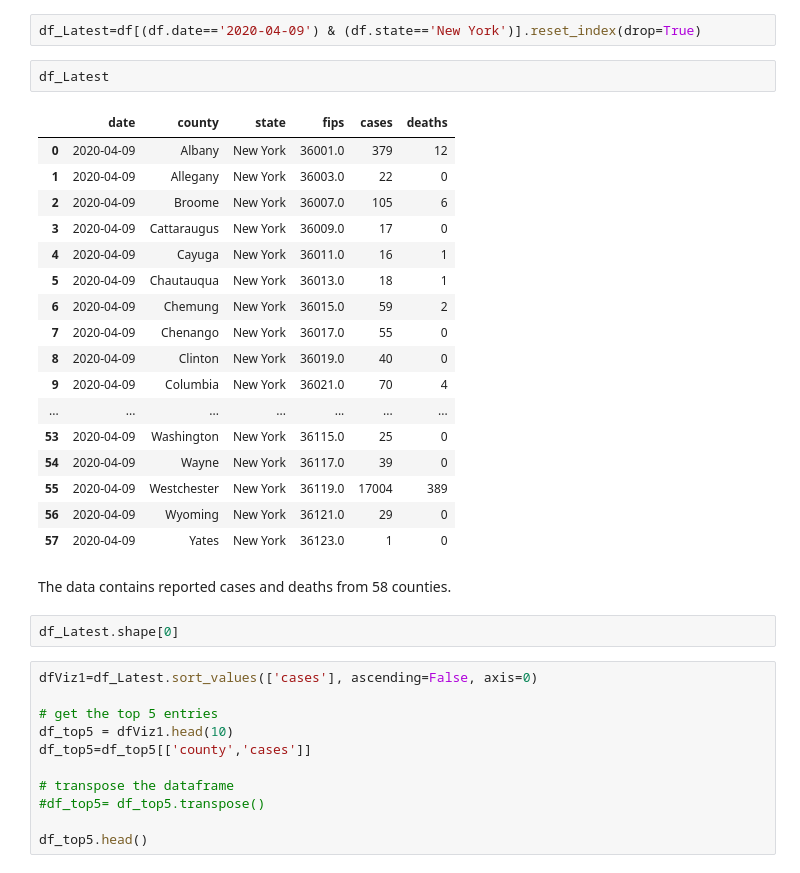
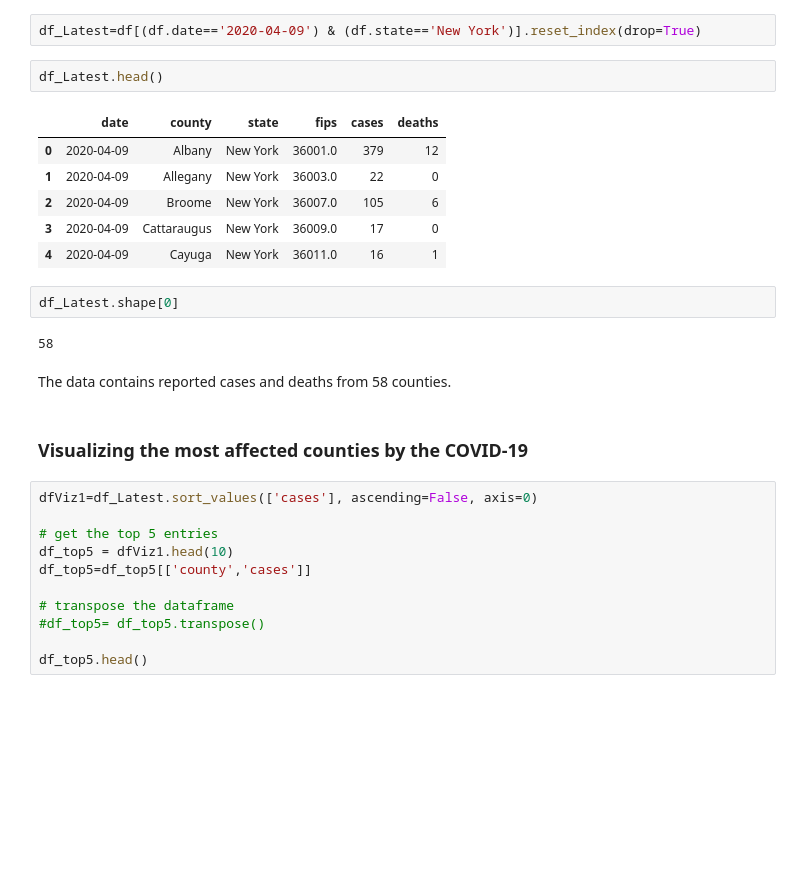
Before and after one commit to TasneemYou/Coursera_Capstone, a Jupyter notebook: The Battle of Neighborhoods.ipynb, the cells around one changed output. Drawn from its saved outputs; the diff is of its cells as text; blank space fills up the shorter version.

```diff
--- a/The Battle of Neighborhoods.ipynb
+++ b/The Battle of Neighborhoods.ipynb
@@ -60,29 +57,22 @@ Since, the data consists of all the dates since the 1st patient was diagnosed in
 # %%
 df_Latest=df[(df.date=='2020-04-09') & (df.state=='New York')].reset_index(drop=True)
 # %%
-df_Latest
+df_Latest.head()
 # %% [output]
 |  | date | county | state | fips | cases | deaths |
 | 0 | 2020-04-09 | Albany | New York | 36001.0 | 379 | 12 |
 | 1 | 2020-04-09 | Allegany | New York | 36003.0 | 22 | 0 |
 | 2 | 2020-04-09 | Broome | New York | 36007.0 | 105 | 6 |
 | 3 | 2020-04-09 | Cattaraugus | New York | 36009.0 | 17 | 0 |
 | 4 | 2020-04-09 | Cayuga | New York | 36011.0 | 16 | 1 |
-| 5 | 2020-04-09 | Chautauqua | New York | 36013.0 | 18 | 1 |
-| 6 | 2020-04-09 | Chemung | New York | 36015.0 | 59 | 2 |
-| 7 | 2020-04-09 | Chenango | New York | 36017.0 | 55 | 0 |
-| 8 | 2020-04-09 | Clinton | New York | 36019.0 | 40 | 0 |
-| 9 | 2020-04-09 | Columbia | New York | 36021.0 | 70 | 4 |
-| ... | ... | ... | ... | ... | ... | ... |
-| 53 | 2020-04-09 | Washington | New York | 36115.0 | 25 | 0 |
-| 54 | 2020-04-09 | Wayne | New York | 36117.0 | 39 | 0 |
-| 55 | 2020-04-09 | Westchester | New York | 36119.0 | 17004 | 389 |
-| 56 | 2020-04-09 | Wyoming | New York | 36121.0 | 29 | 0 |
-| 57 | 2020-04-09 | Yates | New York | 36123.0 | 1 | 0 |
+# %%
+df_Latest.shape[0]
+# %% [output]
+58
 # %% [markdown]
 The data contains reported cases and deaths from 58 counties.
-# %%
-df_Latest.shape[0]
+# %% [markdown]
+### __Visualizing the most affected counties by the COVID-19__
 # %%
 dfViz1=df_Latest.sort_values(['cases'], ascending=False, axis=0)
 
```
Also changed, not shown: parts of 70 cells of this notebook.
